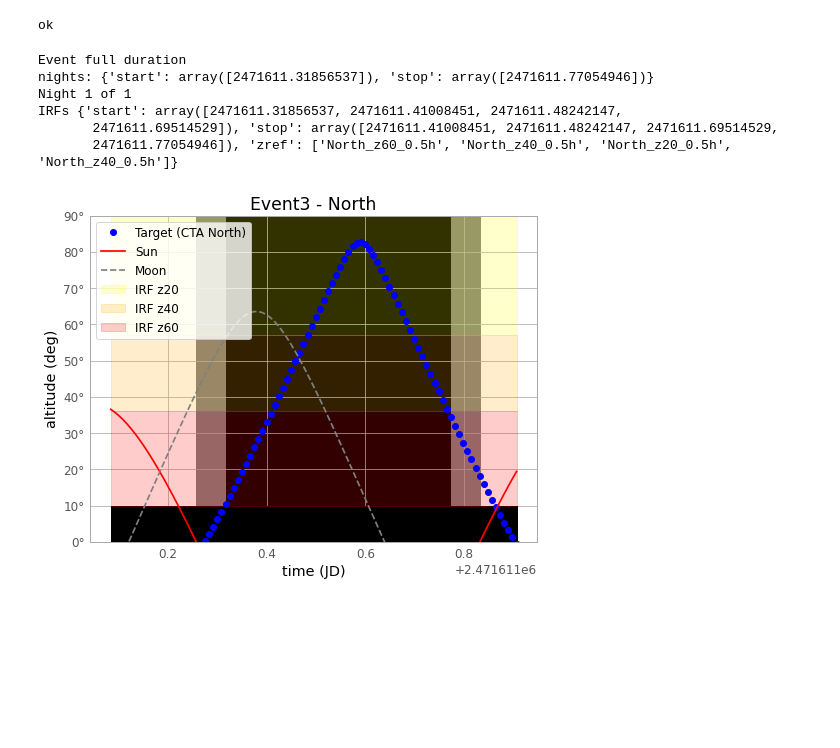
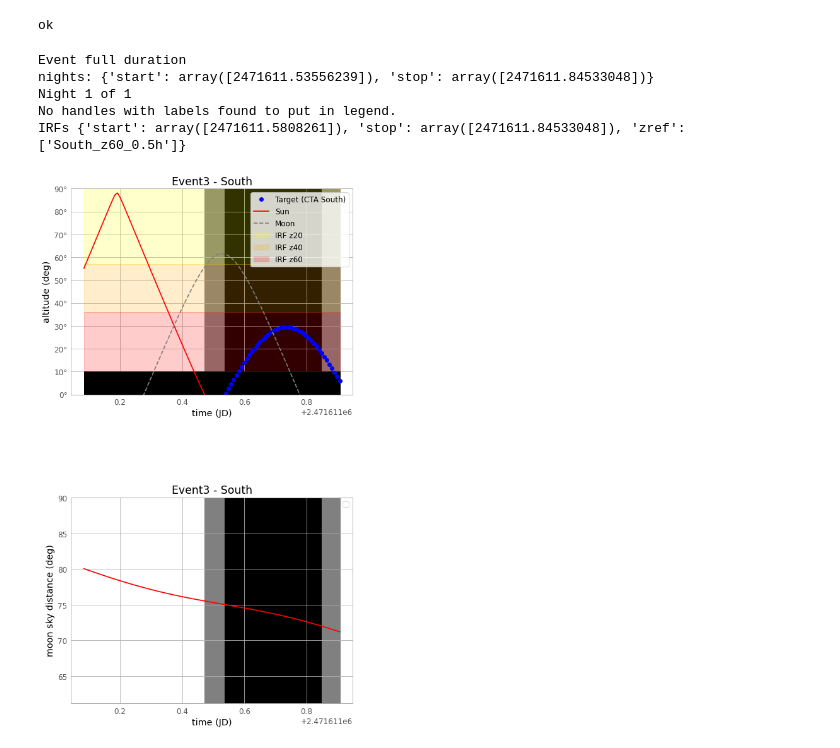
Before and after one commit to cta-rta/ctools-sci-grb, a Jupyter notebook: notebooks/plotVisibility.ipynb, the cells around one changed output. Drawn from its saved outputs; the diff is of its cells as text; code cells hidden in the pictures; blank space fills up the shorter version.

Commit message:
add plot moon sky distance

```diff
--- a/notebooks/plotVisibility.ipynb
+++ b/notebooks/plotVisibility.ipynb
@@ -23,7 +23,7 @@ table = 'path/to/your/visibility_table.npy'
 # grb template name
 grb = 'Event3'
 # site (check independently north and south!!!)
-site = 'North'
+site = 'South'
 
 # check data from table to compare later with independent results
 data = np.load(table, allow_pickle=True, encoding='latin1', fix_imports=True).flat[0]
@@ -85,6 +85,10 @@ duration = afterglow_duration
 total_points = 100
 night_points = 10
 
+fig = plt.figure(figsize=(8,15))
+ax1 = fig.add_subplot(211)
+ax2 = fig.add_subplot(212)
+
 # ignore warnings
 with warnings.catch_warnings():
     warnings.filterwarnings('ignore')
@@ -100,19 +104,22 @@ with warnings.catch_warnings():
     nights = visibility.get_nighttime(twilight=twilight)
     print('nights:', nights)
     # plot source
-    plt.plot(visibility.vis_points.value, visibility.altaz.alt.value, 'bo', label='Target (CTA %s)' % site)
+    ax1.plot(visibility.vis_points.value, visibility.altaz.alt.value, 'bo', label='Target (CTA %s)' % site)
     # plot min altitude
-    plt.fill_between(visibility.vis_points.value, 0, min_altitude.value, color='k', zorder=1)
+    ax1.fill_between(visibility.vis_points.value, 0, min_altitude.value, color='k', zorder=1)
     # plot sun
-    plt.plot(visibility.vis_points.value, visibility.sun_altaz.alt.value, color='r', label='Sun')
+    ax1.plot(visibility.vis_points.value, visibility.sun_altaz.alt.value, color='r', label='Sun')
     # plot moon
     if if_moon:
         visibility.moon_position()
-        plt.plot(visibility.vis_points.value, visibility.moon_altaz.alt, color='gray', ls='--', label='Moon')
+        ax1.plot(visibility.vis_points.value, visibility.moon_altaz.alt, color='gray', ls='--', label='Moon')
     # plot irf
-    plt.fill_between(visibility.vis_points.value, thresholds[2], 90, color='yellow', alpha=0.2, label='IRF z20')
-    plt.fill_between(visibility.vis_points.value, thresholds[1], thresholds[2], color='orange', alpha=0.2, label='IRF z40')
-    plt.fill_between(visibility.vis_points.value, thresholds[0], thresholds[1], color='red', alpha=0.2, label='IRF z60')
+    ax1.fill_between(visibility.vis_points.value, thresholds[2], 90, color='yellow', alpha=0.2, label='IRF z20')
+    ax1.fill_between(visibility.vis_points.value, thresholds[1], thresholds[2], color='orange', alpha=0.2, label='IRF z40')
+    ax1.fill_between(visibility.vis_points.value, thresholds[0], thresholds[1], color='red', alpha=0.2, label='IRF z60')
+    # compute moon sky distance
+    moon_dist = visibility.moon_altaz.separation(visibility.altaz)
+    ax2.plot(visibility.vis_points.value, moon_dist.deg, color='r')
     # clear
     del visibility
 
@@ -120,46 +127,60 @@ with warnings.catch_warnings():
     for i in range(len(nights['start'])):
         print('Night', i+1, 'of', len(nights['start']))
         # plot nights
-        plt.fill_between([nights_twilight['start'][i], nights_twilight['stop'][i]], 0, 90, color='0.5', zorder=0)
+        ax1.fill_between([nights_twilight['start'][i], nights_twilight['stop'][i]], 0, 90, color='0.5', zorder=0)
+        ax2.fill_between([nights_twilight['start'][i], nights_twilight['stop'][i]], 0, 90, color='0.5', zorder=0)
         if len(nights_astronomical['start']) > i:
-            plt.fill_between([nights_astronomical['start'][i], nights_astronomical['stop'][i]], 0, 90, color='k', zorder=0)
+            ax1.fill_between([nights_astronomical['start'][i], nights_astronomical['stop'][i]], 0, 90, color='k', zorder=0)
+            ax2.fill_between([nights_astronomical['start'][i], nights_astronomical['stop'][i]], 0, 90, color='k', zorder=0)
+
         # initialise night visibility
         t_start = Time(nights['start'][i], format='jd')
         duration = Time(nights['stop'][i] - nights['start'][i], format='jd')
         visibility = Visibility()
         # visibility points in JD and AltAz
         visibility.visibility_points(t_start, duration, total_points)
         visibility.visibility_altaz(source_radec, sites[site])
         # IRFs and relative time intervals
         irfs = visibility.associate_irf_zenith_angle(thresholds, zenith_angles)
         # plot irf intervals
         if if_markers:
             for j, z in enumerate(irfs['zref']):
-                plt.axvline(irfs['start'][j], color='gray', ls='-.')
-                plt.axvline(irfs['stop'][j], color='gray', ls='-.')
+                ax1.axvline(irfs['start'][j], color='white', ls='-.', lw=2)
+                ax1.axvline(irfs['stop'][j], color='white', ls='-.', lw=2)
+                ax2.axvline(irfs['start'][j], color='white', ls='-.', lw=2)
+                ax2.axvline(irfs['stop'][j], color='white', ls='-.', lw=2)
         # complete IRFs
         irfs['zref'] = complete_irf_name(irfs['zref'], site, '0.5h')
         print('IRFs', irfs)
         del visibility
 
-    # complete plot
-    plt.ylim(0, 90)
-    plt.xlabel('time (JD)')
-    plt.ylabel('altitude (deg)')
-    plt.title(f'{grb} - {site}')
-    plt.legend()
+    # complete plot ax1
+    ax1.set_ylim(0, 90)
+    ax1.set_xlabel('time (JD)')
+    ax1.set_ylabel('altitude (deg)')
+    ax1.title.set_text(f'{grb} - {site}')
+    ax1.legend()
     suffix = site
     if not if_moon:
         suffix += '_noMoon'
     if if_markers:
         suffix += '_mark'
-    plt.savefig(f'{grb}_{suffix}.png')
+    plt.savefig(f'{grb}_{suffix}.png', ax=ax1)
+
+    # complete plot ax2
+    ax2.set_ylim([moon_dist.deg.min()-10, moon_dist.deg.max()+10])
+    ax2.set_xlabel('time (JD)')
+    ax2.set_ylabel('moon sky distance (deg)')
+    ax2.set_title(f'{grb} - {site}')
+    ax2.legend()
+    suffix = f"{site}_moonDist"
+    plt.savefig(f'{grb}_{suffix}.png', ax=ax2)
+
     plt.show()
 # %% [output]
 Event full duration
-nights: {'start': array([2471611.31856537]), 'stop': array([2471611.77054946])}
+nights: {'start': array([2471611.53556239]), 'stop': array([2471611.84533048])}
 Night 1 of 1
-IRFs {'start': array([2471611.31856537, 2471611.41008451, 2471611.48242147,
-       2471611.69514529]), 'stop': array([2471611.41008451, 2471611.48242147, 2471611.69514529,
-       2471611.77054946]), 'zref': ['North_z60_0.5h', 'North_z40_0.5h', 'North_z20_0.5h', 'North_z40_0.5h']}
+No handles with labels found to put in legend.
+IRFs {'start': array([2471611.5808261]), 'stop': array([2471611.84533048]), 'zref': ['South_z60_0.5h']}
-[figure, old version]
+[figure, new version]
```
